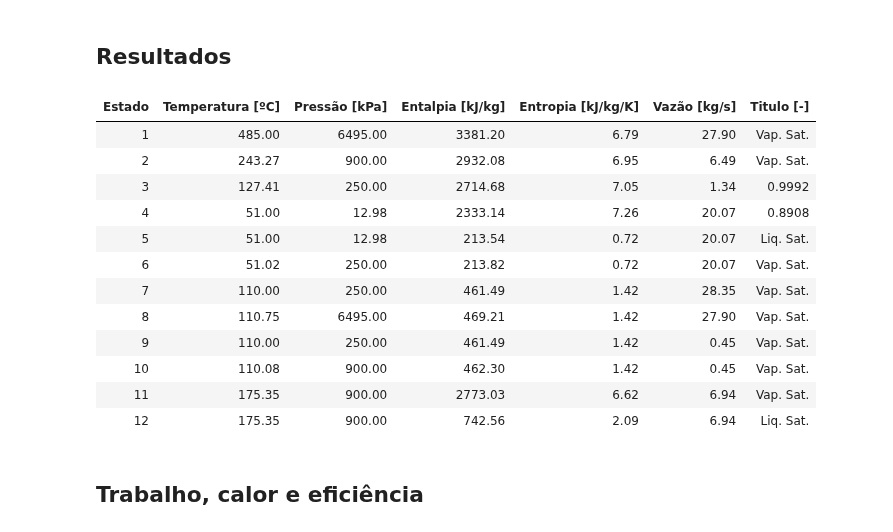
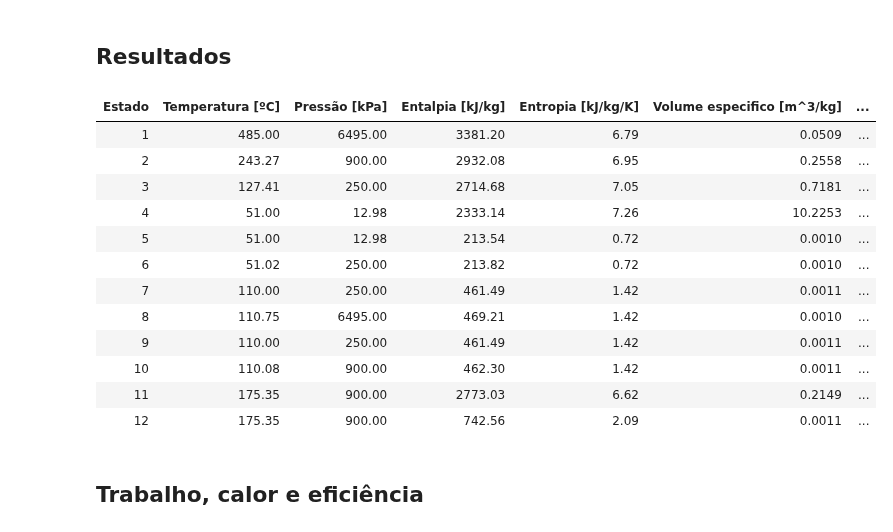
Before and after one commit to luaneng/gdv, a Jupyter notebook: projeto/main.ipynb, the cells around one changed output. Drawn from its saved outputs; the diff is of its cells as text; code cells hidden in the pictures.

```diff
--- a/projeto/main.ipynb
+++ b/projeto/main.ipynb
@@ -160,13 +160,14 @@ st10 = st(fluido, {'P': P[9], 'H': h10 })
 # %%
 estds = st1, st2, st3, st4, st5, st6, st7, st8, st9, st10, st11, st12
 
-temperatura, pressao, entalpia, entropia, titulo, estados = [], [], [], [], [], arange(1, len(estds)+1, 1)
+temperatura, pressao, entalpia, entropia, ve, titulo, estados = [], [], [], [], [], [], arange(1, len(estds)+1, 1)
 
 for i in estds:
     temperatura.append(i.T - 273.15)
     pressao.append(i.p)
     entalpia.append(i.h)
     entropia.append(i.s)
+    ve.append(1/i.rho)
     if absolute(round(i.Q, 4)) == 1:
         titulo.append('Vap. Sat.')
     elif i.Q == 0:
@@ -226,6 +227,7 @@ data_st = {
     'Pressão [kPa]': pressao,
     'Entalpia [kJ/kg]': entalpia,
     'Entropia [kJ/kg/K]': entropia,
+    'Volume especifico [m^3/kg]': ve,
     'Vazão [kg/s]': m,
     'Titulo [-]': titulo
 }
@@ -250,21 +252,21 @@ def styler(col):
 # %%
 display(df_st.bar(color='#4523a1', vmin=0,
                  subset=['Temperatura [ºC]', 'Pressão [kPa]', 'Entalpia [kJ/kg]',
-                 'Entropia [kJ/kg/K]', 'Vazão [kg/s]']).apply(styler).format(precision=4, subset=['Titulo [-]']))
+                 'Entropia [kJ/kg/K]', 'Volume especifico [m^3/kg]', 'Vazão [kg/s]']).apply(styler).format(precision=4, subset=['Titulo [-]', 'Volume especifico [m^3/kg]']))
 # %% [output]
-| Estado | Temperatura [ºC] | Pressão [kPa] | Entalpia [kJ/kg] | Entropia [kJ/kg/K] | Vazão [kg/s] | Titulo [-] |
-| 1 | 485.00 | 6495.00 | 3381.20 | 6.79 | 27.90 | Vap. Sat. |
-| 2 | 243.27 | 900.00 | 2932.08 | 6.95 | 6.49 | Vap. Sat. |
-| 3 | 127.41 | 250.00 | 2714.68 | 7.05 | 1.34 | 0.9992 |
-| 4 | 51.00 | 12.98 | 2333.14 | 7.26 | 20.07 | 0.8908 |
-| 5 | 51.00 | 12.98 | 213.54 | 0.72 | 20.07 | Liq. Sat. |
-| 6 | 51.02 | 250.00 | 213.82 | 0.72 | 20.07 | Vap. Sat. |
-| 7 | 110.00 | 250.00 | 461.49 | 1.42 | 28.35 | Vap. Sat. |
-| 8 | 110.75 | 6495.00 | 469.21 | 1.42 | 27.90 | Vap. Sat. |
-| 9 | 110.00 | 250.00 | 461.49 | 1.42 | 0.45 | Vap. Sat. |
-| 10 | 110.08 | 900.00 | 462.30 | 1.42 | 0.45 | Vap. Sat. |
-| 11 | 175.35 | 900.00 | 2773.03 | 6.62 | 6.94 | Vap. Sat. |
-| 12 | 175.35 | 900.00 | 742.56 | 2.09 | 6.94 | Liq. Sat. |
+| Estado | Temperatura [ºC] | Pressão [kPa] | Entalpia [kJ/kg] | Entropia [kJ/kg/K] | Volume especifico [m^3/kg] | ... |
+| 1 | 485.00 | 6495.00 | 3381.20 | 6.79 | 0.0509 | ... |
+| 2 | 243.27 | 900.00 | 2932.08 | 6.95 | 0.2558 | ... |
+| 3 | 127.41 | 250.00 | 2714.68 | 7.05 | 0.7181 | ... |
+| 4 | 51.00 | 12.98 | 2333.14 | 7.26 | 10.2253 | ... |
+| 5 | 51.00 | 12.98 | 213.54 | 0.72 | 0.0010 | ... |
+| 6 | 51.02 | 250.00 | 213.82 | 0.72 | 0.0010 | ... |
+| 7 | 110.00 | 250.00 | 461.49 | 1.42 | 0.0011 | ... |
+| 8 | 110.75 | 6495.00 | 469.21 | 1.42 | 0.0010 | ... |
+| 9 | 110.00 | 250.00 | 461.49 | 1.42 | 0.0011 | ... |
+| 10 | 110.08 | 900.00 | 462.30 | 1.42 | 0.0011 | ... |
+| 11 | 175.35 | 900.00 | 2773.03 | 6.62 | 0.2149 | ... |
+| 12 | 175.35 | 900.00 | 742.56 | 2.09 | 0.0011 | ... |
 # %% [markdown]
 ## Trabalho, calor e eficiência ##
 # %% [markdown]
```
Also changed, not shown: parts of 10 cells of this notebook.
